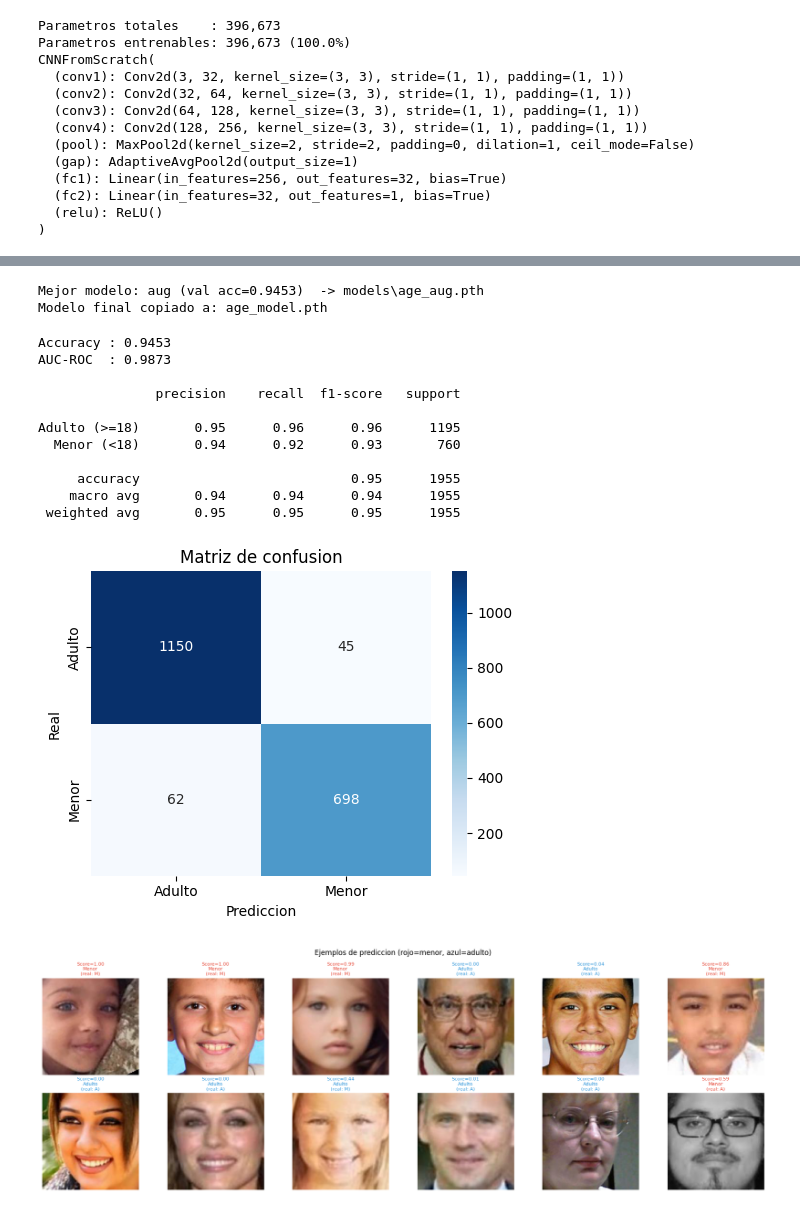
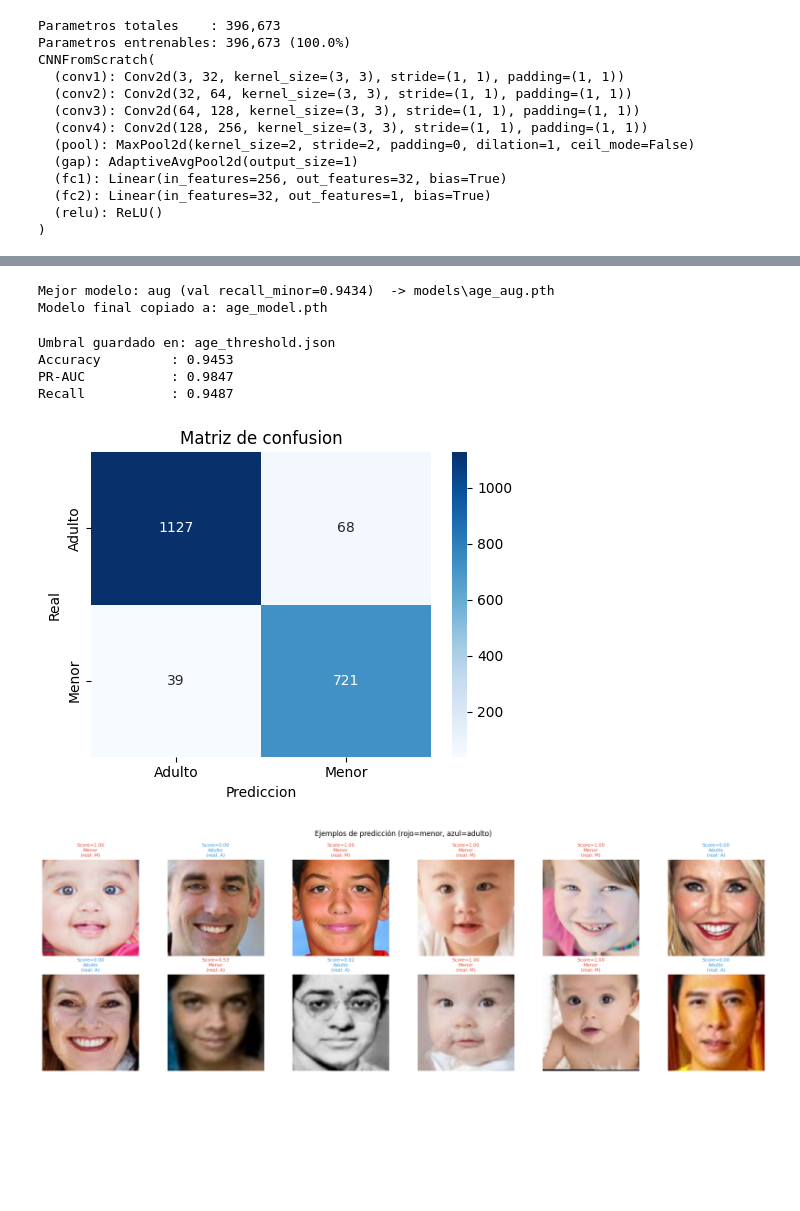
Before and after one commit to VictorBledaBeneyto/DeteccionYPixeladoDeImagenes, a Jupyter notebook: services/de/train_classifier.ipynb, the cells around one changed output, grey strips where cells are left out. Drawn from its saved outputs; the diff is of its cells as text; code cells hidden in the pictures; blank space fills up the shorter version.

```diff
--- a/services/de/train_classifier.ipynb
+++ b/services/de/train_classifier.ipynb
@@ -104,7 +94,6 @@ Adultos (>=18) : 5,853  (59.9%)
 [figure]
 # %%
 class FaceAgeDataset(Dataset):
-    """Etiqueta binaria: 1.0 = menor (<18), 0.0 = adulto (>=18)"""
     def __init__(self, root, transform=None):
         self.samples  = []
         self.transform = transform
@@ -127,7 +116,6 @@ class FaceAgeDataset(Dataset):
         return img, torch.tensor(label, dtype=torch.float32)
 
 
-# Sin augmentation para los Ejercicios 1-6 (se introduce en el Ejercicio 7)
 base_tf = A.Compose([
     A.Resize(*IMG_SIZE),
     A.Normalize(mean=(0.485, 0.456, 0.406), std=(0.229, 0.224, 0.225)),
@@ -140,7 +128,6 @@ train_size = len(full_ds) - val_size
 train_ds, val_ds = random_split(full_ds, [train_size, val_size],
                                  generator=torch.Generator().manual_seed(42))
 
-# WeightedRandomSampler para compensar desbalance
 train_labels = [full_ds.samples[i][1] for i in train_ds.indices]
 n_minor = int(sum(train_labels));  n_adult = len(train_labels) - n_minor
 w_minor = (n_minor + n_adult) / (2 * n_minor) if n_minor > 0 else 1.0
@@ -401,7 +387,7 @@ trainable = sum(p.numel() for p in model_transfer.parameters() if p.requires_gra
 print(f"Parametros totales    : {total:,}")
 print(f"Parametros entrenables: {trainable:,} ({100*trainable/total:.1f}%)")
 
-history_transfer, acc_transfer = train_model(
+history_transfer, recall_transfer = train_model(
     model_transfer, train_loader, val_loader,
     epochs=EPOCHS, patience=PATIENCE, lr=LR,
     save_path=os.path.join(PATH_MODELS, "age_transfer.pth"),
@@ -576,30 +608,29 @@ confusión, classification report y AUC-ROC.
 # %%
-from sklearn.metrics import confusion_matrix, roc_auc_score, classification_report
+from sklearn.metrics import (confusion_matrix,
+                             precision_recall_curve, auc,
+                             f1_score as sklearn_f1_score)
 import seaborn as sns
 
-# Cargamos el mejor modelo (segun val_accuracy entre los tres)
 mejores = {
-    "scratch":  (acc_scratch,  CNNFromScratch,    os.path.join(PATH_MODELS, "age_scratch.pth")),
-    "transfer": (acc_transfer, get_resnet_model,  os.path.join(PATH_MODELS, "age_transfer.pth")),
-    "aug":      (acc_aug,      get_resnet_model,  os.path.join(PATH_MODELS, "age_aug.pth")),
+    "scratch":  (recall_scratch,  CNNFromScratch,    os.path.join(PATH_MODELS, "age_scratch.pth")),
+    "transfer": (recall_transfer, get_resnet_model,  os.path.join(PATH_MODELS, "age_transfer.pth")),
+    "aug":      (recall_aug,      get_resnet_model,  os.path.join(PATH_MODELS, "age_aug.pth")),
 }
 nombre_mejor = max(mejores, key=lambda k: mejores[k][0])
-acc_best, build_fn, path_best = mejores[nombre_mejor]
-print(f"Mejor modelo: {nombre_mejor} (val acc={acc_best:.4f})  -> {path_best}")
+recall_best, build_fn, path_best = mejores[nombre_mejor]
+print(f"Mejor modelo: {nombre_mejor} (val recall_minor={recall_best:.4f})  -> {path_best}")
 
 best_model = build_fn().to(device) if nombre_mejor == "scratch" else build_fn()
 best_model.load_state_dict(torch.load(path_best, map_location=device))
 best_model.eval()
 
-# Tambien lo guardamos como age_model.pth para que lo use el servicio DE
 final_path = "age_model.pth"
 torch.save(best_model.state_dict(), final_path)
 print(f"Modelo final copiado a: {final_path}")
 # %% [output]
-Mejor modelo: aug (val acc=0.9453)  -> models\age_aug.pth
+Mejor modelo: aug (val recall_minor=0.9434)  -> models\age_aug.pth
 Modelo final copiado a: age_model.pth
 # %%
-# Evaluacion sobre el conjunto de validacion
 all_scores, all_labels = [], []
 with torch.no_grad():
     for imgs, labels in val_loader:
@@ -610,14 +641,25 @@ with torch.no_grad():
 
 all_scores = np.array(all_scores)
 all_labels = np.array(all_labels)
-all_preds  = (all_scores > 0.5).astype(float)
 
+optimal_threshold = 0.45
+
+import json as _json
+threshold_path = "age_threshold.json"
+with open(threshold_path, "w") as _f:
+    _json.dump({"threshold": float(optimal_threshold)}, _f)
+print(f"Umbral guardado en: {threshold_path}")
+
+all_preds = (all_scores > optimal_threshold).astype(float)
+
+precision_curve, recall_curve, _ = precision_recall_curve(all_labels, all_scores)
 acc = (all_preds == all_labels).mean()
-auc = roc_auc_score(all_labels, all_scores)
-print(f"Accuracy : {acc:.4f}")
-print(f"AUC-ROC  : {auc:.4f}")
-print()
-print(classification_report(all_labels, all_preds, target_names=["Adulto (>=18)", "Menor (<18)"]))
+pr_auc = auc(recall_curve, precision_curve)
+recall_minor = sklearn_recall_score(all_labels, all_preds, pos_label=1.0, zero_division=0)
+
+print(f"Accuracy         : {acc:.4f}")
+print(f"PR-AUC           : {pr_auc:.4f}")
+print(f"Recall           : {recall_minor:.4f}")
 
 cm = confusion_matrix(all_labels, all_preds)
 plt.figure(figsize=(5, 4))
@@ -628,56 +670,46 @@ plt.title("Matriz de confusion")
 plt.ylabel("Real"); plt.xlabel("Prediccion")
 plt.tight_layout(); plt.show()
 # %% [output]
-Accuracy : 0.9453
-AUC-ROC  : 0.9873
-
-               precision    recall  f1-score   support
-
-Adulto (>=18)       0.95      0.96      0.96      1195
-  Menor (<18)       0.94      0.92      0.93       760
-
-     accuracy                           0.95      1955
-    macro avg       0.94      0.94      0.94      1955
- weighted avg       0.95      0.95      0.95      1955
+Umbral guardado en: age_threshold.json
+Accuracy         : 0.9453
+PR-AUC           : 0.9847
+Recall           : 0.9487
-[figure, old version]
+[figure, new version]
 # %%
 from torchvision import transforms as T
 
 infer_tf = T.Compose([
     T.Resize(IMG_SIZE),
     T.ToTensor(),
     T.Normalize(mean=[0.485, 0.456, 0.406], std=[0.229, 0.224, 0.225]),
 ])
 
 
+THRESHOLD = optimal_threshold
+
+
 def predecir(img_path: str) -> tuple:
-    """Devuelve (score, es_menor) dado el path de una imagen de cara.
-
-    score   : probabilidad en [0, 1] de ser menor (<18)
-    es_menor: True si score > 0.5
-    """
     img    = Image.open(img_path).convert("RGB")
     tensor = infer_tf(img).unsqueeze(0).to(device)
     with torch.no_grad():
         logit = best_model(tensor).squeeze().item()
     score    = torch.sigmoid(torch.tensor(logit)).item()
-    es_menor = score > 0.5
+    es_menor = score > THRESHOLD
     return round(score, 4), es_menor
 
 
-# Ejemplo: 12 imagenes aleatorias de validacion con su prediccion
 sample_indices = random.sample(range(len(val_ds)), 12)
 fig, axes = plt.subplots(2, 6, figsize=(18, 6))
 for ax, idx in zip(axes.flat, sample_indices):
     path, true_label = full_ds.samples[val_ds.indices[idx]]
     img             = Image.open(path).convert("RGB")
     score, es_menor = predecir(path)
     color  = "#e74c3c" if es_menor else "#3498db"
     titulo = f"Score={score:.2f}\n{'Menor' if es_menor else 'Adulto'}\n(real: {'M' if true_label==1 else 'A'})"
     ax.imshow(img)
     ax.set_title(titulo, fontsize=8, color=color)
     ax.axis("off")
-plt.suptitle("Ejemplos de prediccion (rojo=menor, azul=adulto)", fontsize=12)
+plt.suptitle("Ejemplos de predicción (rojo=menor, azul=adulto)", fontsize=12)
 plt.tight_layout(); plt.show()
 # %% [output]
-[figure, old version]
+[figure, new version]
```
Also changed, not shown: parts of 21 cells of this notebook, 14 other files.
